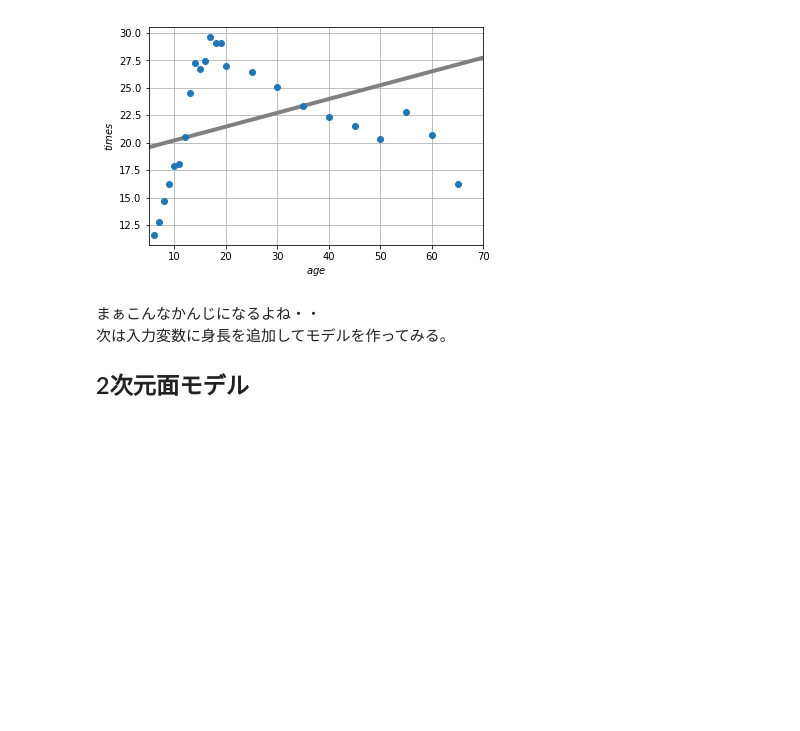
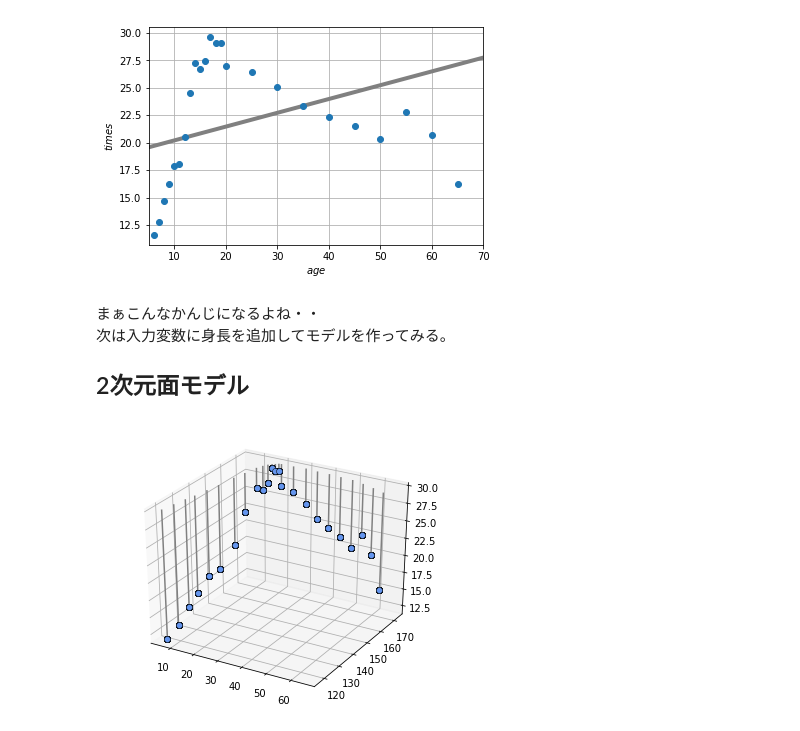
Before and after one commit to SGA-yoshiyuki-mimura/machine-learning-study, a Jupyter notebook: 教師あり_回帰.ipynb, the cells around one changed output. Cells and saved outputs as stored; diff of their text form; code cells hidden in the pictures; blank space fills up the shorter version.

```diff
--- a/教師あり_回帰.ipynb
+++ b/教師あり_回帰.ipynb
@@ -101,23 +106,11 @@ $$
 まずは、年齢だけを入力データとしたモデルを作成する
 (もうプロットしたデータを見た時点で、単純な1次元直線じゃ無理だとわかるがやる)
 # %%
-import numpy as np
 import matplotlib.pyplot as plt
 %matplotlib inline
 
-ages = np.array([
-    6, 7, 8, 9, 10,
-    11, 12, 13, 14, 15,
-    16, 17, 18, 19, 20,
-    25, 30, 35, 40, 45,
-    50, 55, 60, 65
-])
-times = np.array([
-    11.60, 12.79, 14.71, 16.23, 17.86,
-    18.09, 20.48, 24.56, 27.28, 26.68,
-    27.44, 29.59, 29.06, 29.08, 27.01,
-    26.47, 25.10, 23.35, 22.33, 21.51,
-    20.32, 22.83, 20.66, 16.19])
+ages = orgData[:,0]
+times = orgData[:,3]
 
 age_min = 5
 age_max = 70
@@ -219,3 +212,20 @@ SD=5.596 cm
 次は入力変数に身長を追加してモデルを作ってみる。
 
 ## 2次元面モデル
+# %%
+heights = orgData[:,1]
+
+def show_data2(ax, x0, x1, t):
+    for i in range(len(x0)):
+        ax.plot([x0[i], x0[i]], [x1[i], x1[i]],
+               [30, t[i]], color='gray')
+        ax.plot(x0, x1, t, 'o',
+               color='cornflowerblue', markeredgecolor='black',
+               markersize=6, markeredgewidth=0.5)
+
+plt.figure(figsize=(6, 5))
+ax = plt.subplot(1,1,1, projection='3d')
+show_data2(ax, ages, heights, times)
+plt.show()
+# %% [output]
+[figure, added]
```
Also changed, not shown: parts of 9 cells of this notebook, 1 other file.
